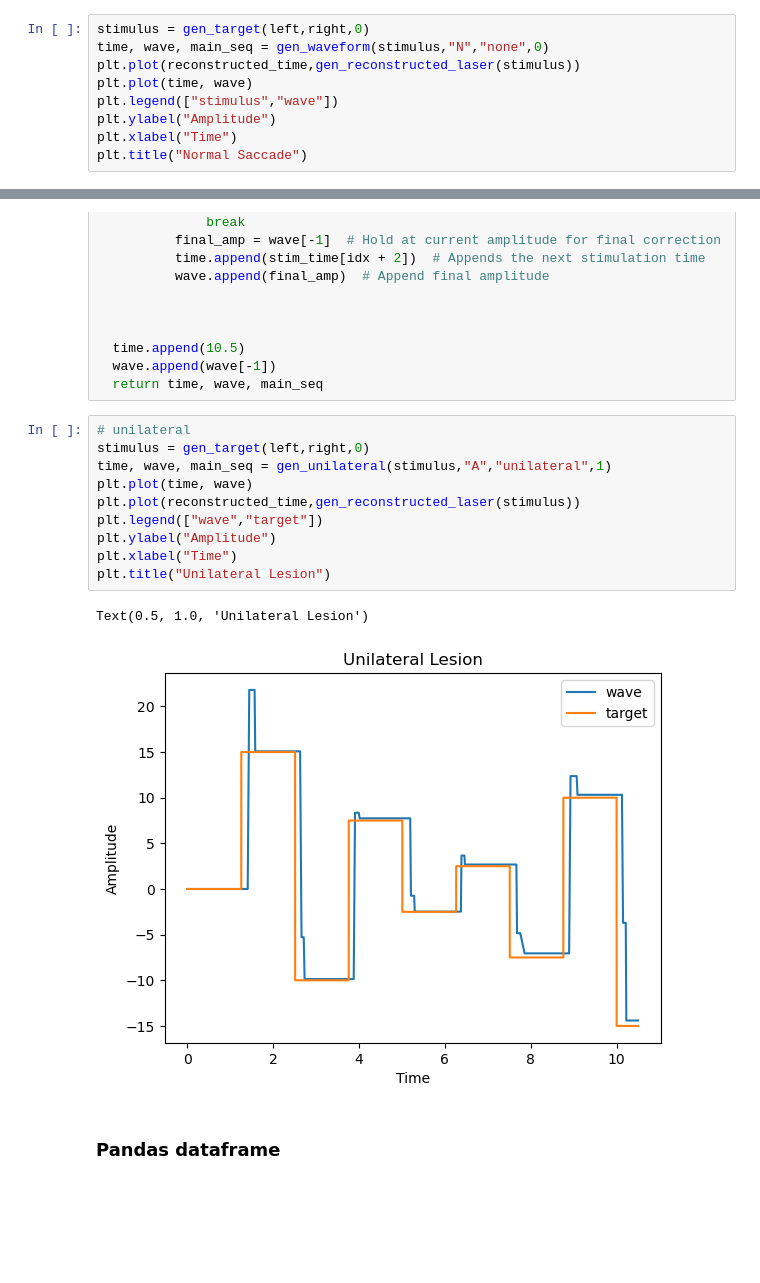
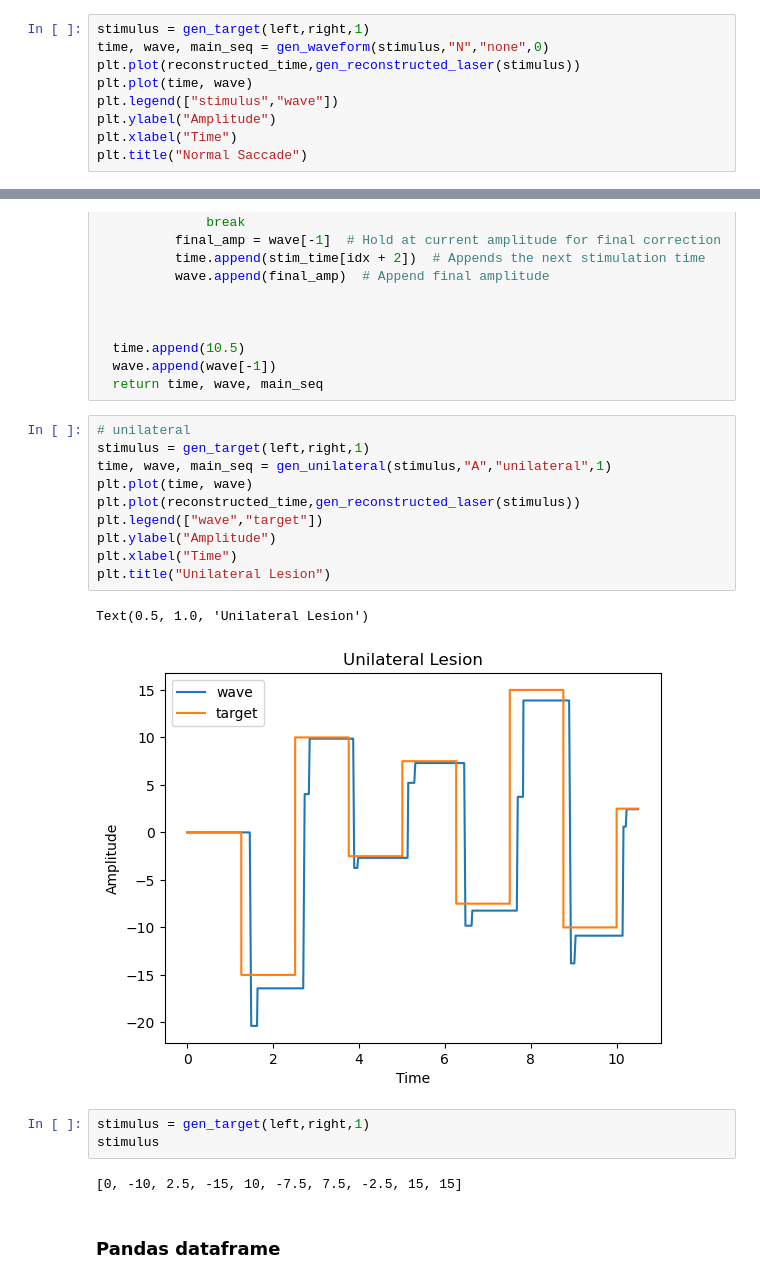
Before and after one commit to rsrini10/PCM, a Jupyter notebook: prelimwaveformcnnmodel.ipynb, the cells around one changed output, grey strips where cells are left out. Saved outputs shown, nothing was run; the diff lists cells and outputs as text; blank space fills up the shorter version.

```diff
--- a/prelimwaveformcnnmodel.ipynb
+++ b/prelimwaveformcnnmodel.ipynb
@@ -369,7 +321,7 @@ def gen_waveform(stimulus, subject, condition, num):
       # print("Step 5:", final_amp, stim_time[idx + 2], time[-4:], wave[-4:])
   return time, wave, main_seq
 # %%
-stimulus = gen_target(left,right,0)
+stimulus = gen_target(left,right,1)
 time, wave, main_seq = gen_waveform(stimulus,"N","none",0)
 plt.plot(reconstructed_time,gen_reconstructed_laser(stimulus))
 plt.plot(time, wave)
@@ -631,17 +589,22 @@ def gen_unilateral(stimulus, subject, condition, num):
   return time, wave, main_seq
 # %%
 # unilateral
-stimulus = gen_target(left,right,0)
+stimulus = gen_target(left,right,1)
 time, wave, main_seq = gen_unilateral(stimulus,"A","unilateral",1)
 plt.plot(time, wave)
 plt.plot(reconstructed_time,gen_reconstructed_laser(stimulus))
 plt.legend(["wave","target"])
 plt.ylabel("Amplitude")
 plt.xlabel("Time")
 plt.title("Unilateral Lesion")
 # %% [output]
 Text(0.5, 1.0, 'Unilateral Lesion')
-[figure, old version]
+[figure, new version]
+# %%
+stimulus = gen_target(left,right,1)
+stimulus
+# %% [output]
+[0, -10, 2.5, -15, 10, -7.5, 7.5, -2.5, 15, 15]
 # %% [markdown]
 ### Pandas dataframe
 # %%
```
Also changed, not shown: parts of 47 cells of this notebook.
